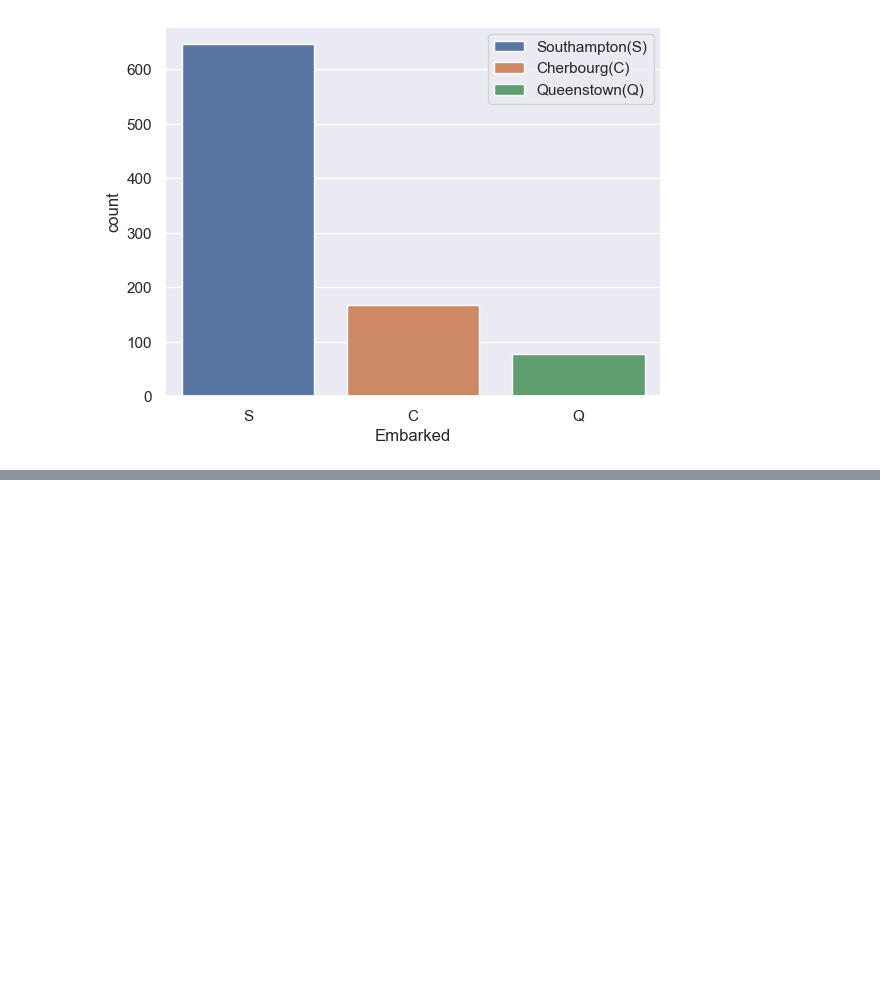
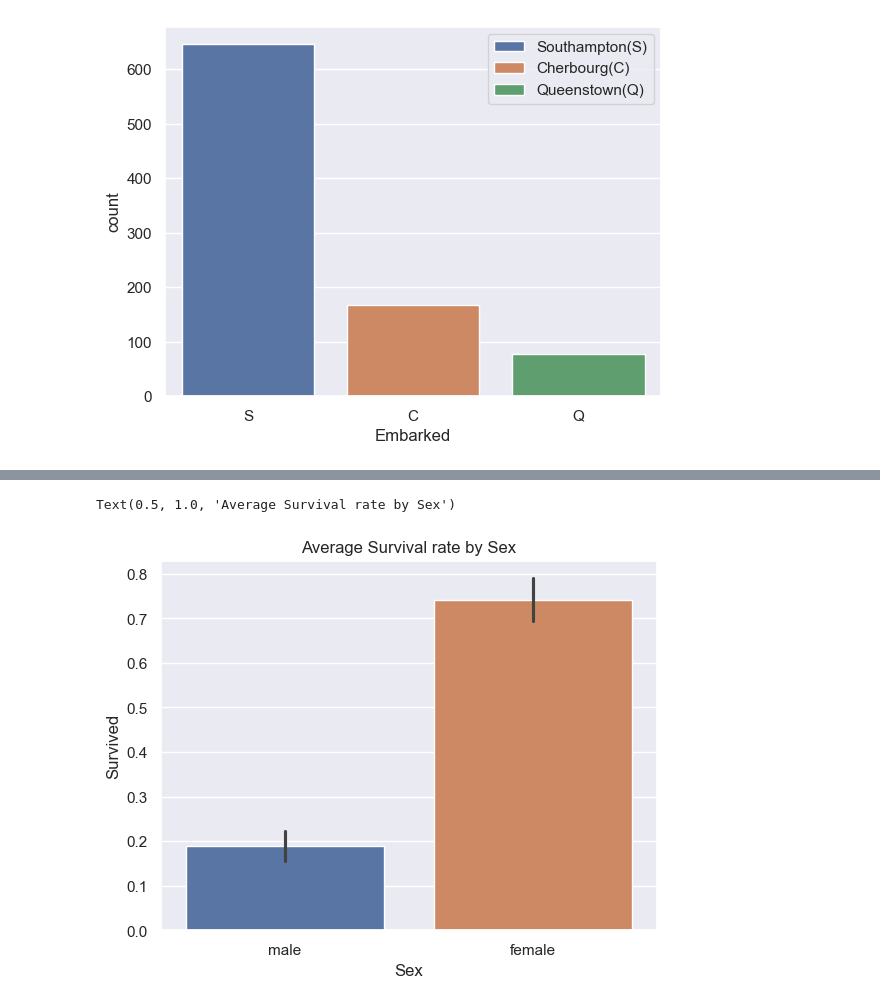
Before and after one commit to Mikun007/Agentic-AI-Generative-AI-AI-ML-DA-FSDS-_-Codes_Experties, a Jupyter notebook: Projects/EDA on Titanic Dataste.ipynb, the cells around one changed output, grey strips where cells are left out. Saved outputs shown, nothing was run; the diff lists cells and outputs as text; code cells hidden in the pictures; blank space fills up the shorter version.

```diff
--- a/Projects/EDA on Titanic Dataste.ipynb
+++ b/Projects/EDA on Titanic Dataste.ipynb
@@ -298,0 +346,7 @@ plt.legend(["Southampton(S)", "Cherbourg(C)", "Queenstown(Q)"]);
+# %%
+# or we can do this like
+ax = sns.barplot(data=df_titanic, x="Sex", y="Survived", hue="Sex")
+plt.title("Average Survival rate by Sex")
+# %% [output]
+Text(0.5, 1.0, 'Average Survival rate by Sex')
+[figure, added]
```
Also changed, not shown: parts of 33 cells of this notebook.
